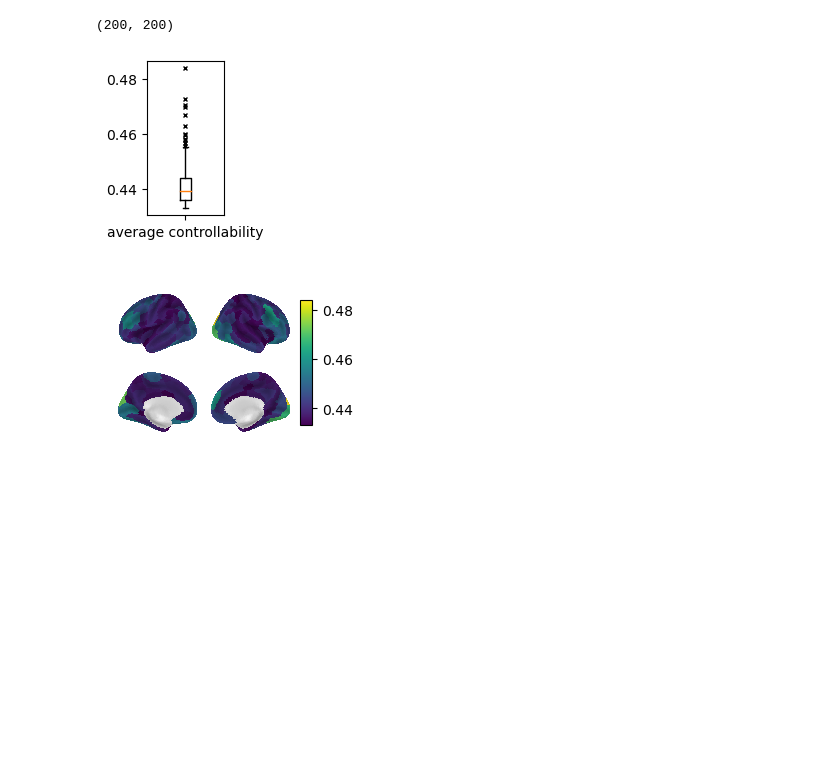
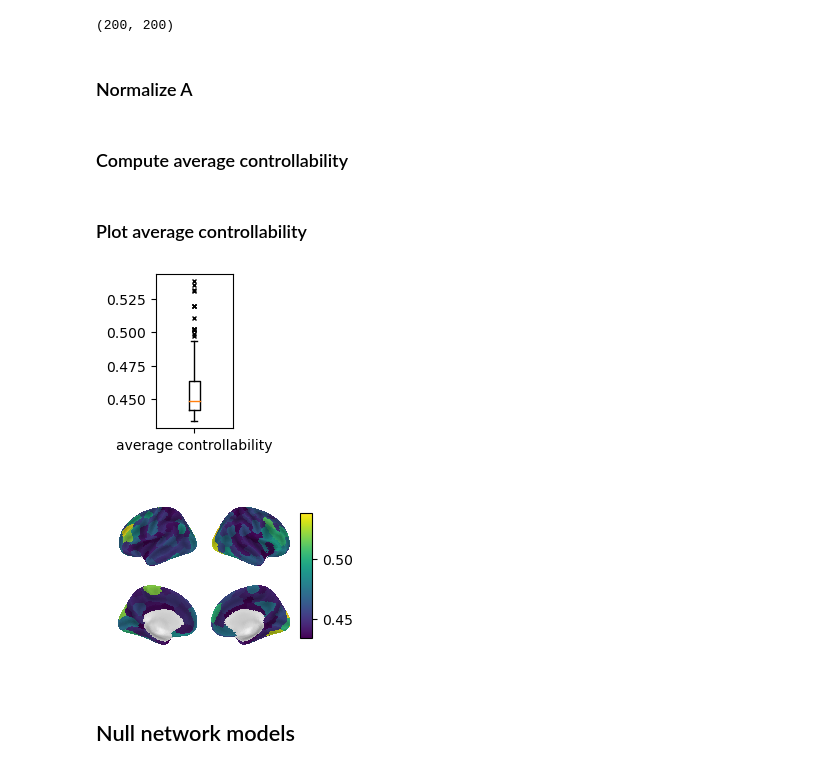
Before and after one commit to LindenParkesLab/nctpy, a Jupyter notebook: scripts/path_b_ave_ctrb.ipynb, the cells around one changed output. Drawn from its saved outputs; the diff is of its cells as text; code cells hidden in the pictures; blank space fills up the shorter version.

```diff
--- a/scripts/path_b_ave_ctrb.ipynb
+++ b/scripts/path_b_ave_ctrb.ipynb
@@ -36,25 +41,31 @@ n_nodes = A.shape[0]
 print(A.shape)
 # %% [output]
 (200, 200)
+# %% [markdown]
+### Normalize A
 # %%
 # normalize
-A[np.eye(A.shape[0]).astype(bool)] = 0
-# version = 'discrete'
-version = 'continuous'
-A_norm = matrix_normalization(A, version=version, c=1)
+# system = 'discrete'
+system = 'continuous'
+A_norm = matrix_normalization(A, system=system, c=1)
+# %% [markdown]
+### Compute average controllability
 # %%
 # compute average controllability
-ac = ave_control(A_norm, version=version)
+ac = ave_control(A_norm, system=system)
+# %% [markdown]
+### Plot average controllability
 # %%
 # plot distribution of values
 f, ax = plt.subplots(figsize=(1, 2))
 ax.boxplot(ac, flierprops={'marker': 'x', 'markersize': 3})
 ax.set_xticklabels(['average controllability'])
-# ax.set_yscale('log')
+if system == 'discrete':
+    ax.set_yscale('log')
 f.savefig(os.path.join(resultsdir, 'ave_ctrb_boxplot.svg'), dpi=600, bbox_inches='tight', pad_inches=0.01)
 plt.show()
 # %% [output]
-[figure, old version]
+[figure, new version]
 # %%
 # rank data for plotting
 plot_rank = False
@@ -77,4 +88,6 @@ f = surface_plot(data=data, lh_annot_file=lh_annot_file, rh_annot_file=rh_annot_
                  fsaverage=fsaverage, order='lr', cmap='viridis')
 f.savefig(os.path.join(resultsdir, fig_label), dpi=600, bbox_inches='tight', pad_inches=0.01)
 # %% [output]
-[figure, old version]
+[figure, new version]
+# %% [markdown]
+## Null network models
```
Also changed, not shown: parts of 7 cells of this notebook, 3 other files.
